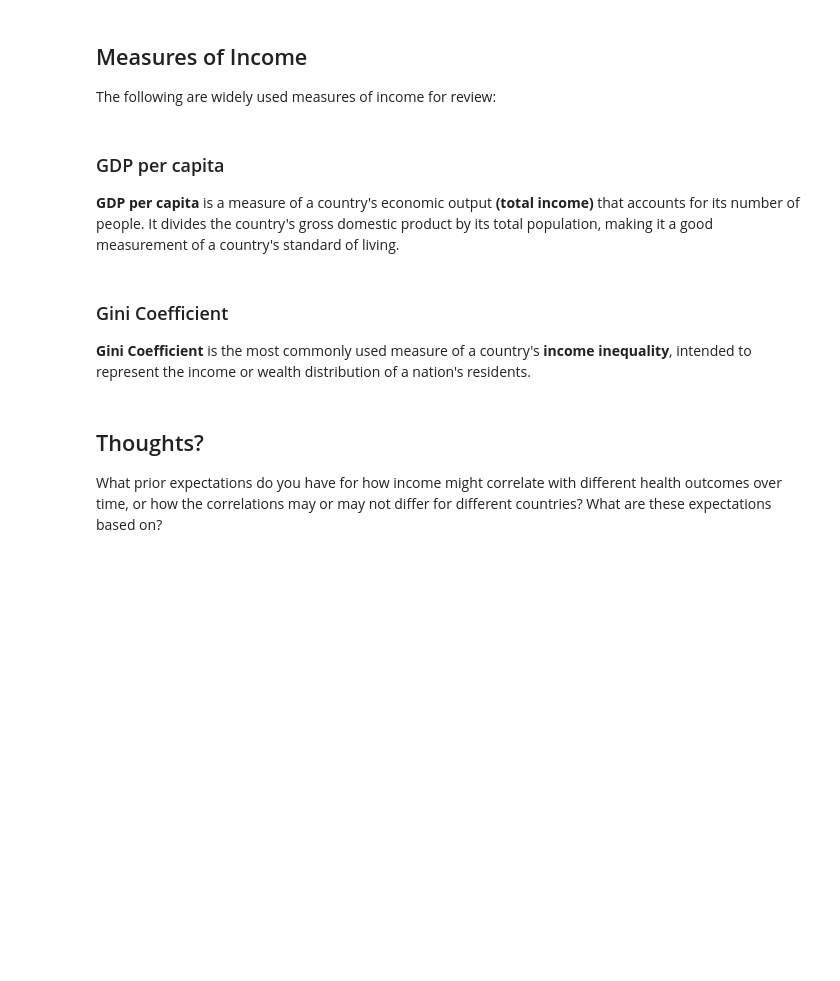
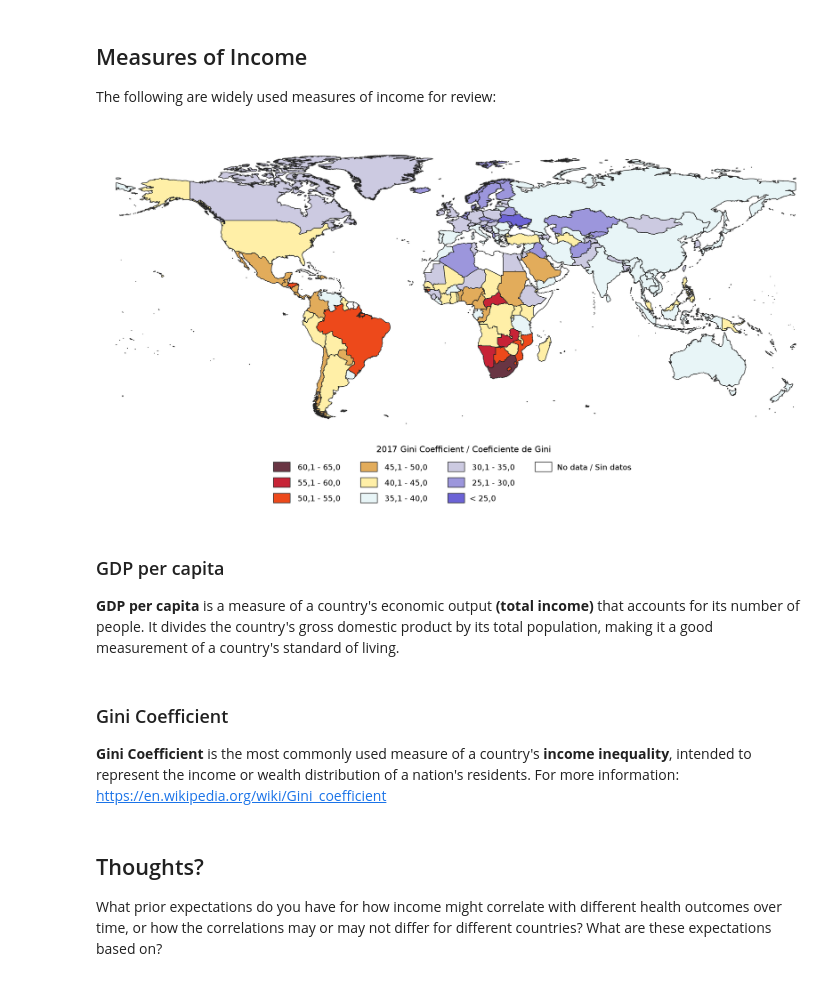
Before and after one commit to ds-modules/espm-c167, a Jupyter notebook: ESPM 167.ipynb, the cells around one changed output. Drawn from its saved outputs; the diff is of its cells as text; code cells hidden in the pictures; blank space fills up the shorter version.

```diff
--- a/ESPM 167.ipynb
+++ b/ESPM 167.ipynb
@@ -6,6 +13,10 @@ As income and health outcomes differ around the world, we will be exploring the
 ## Measures of Income <a id='section 1'></a>
 
 The following are widely used measures of income for review:
+# %%
+Image(filename="GINI.png")
+# %% [output]
+[figure, added]
 # %% [markdown]
 ### GDP per capita <a id='section 1'></a>
 
@@ -14,6 +25,7 @@ The following are widely used measures of income for review:
 ### Gini Coefficient <a id='section 1'></a>
 
 **Gini Coefficient** is the most commonly used measure of a country's **income inequality**, intended to represent the income or wealth distribution of a nation's residents.
+For more information: https://en.wikipedia.org/wiki/Gini_coefficient
 # %% [markdown]
 ## Thoughts? <a id='section 1'></a>
 
```
Also changed, not shown: parts of 7 cells of this notebook, 1 other file.
